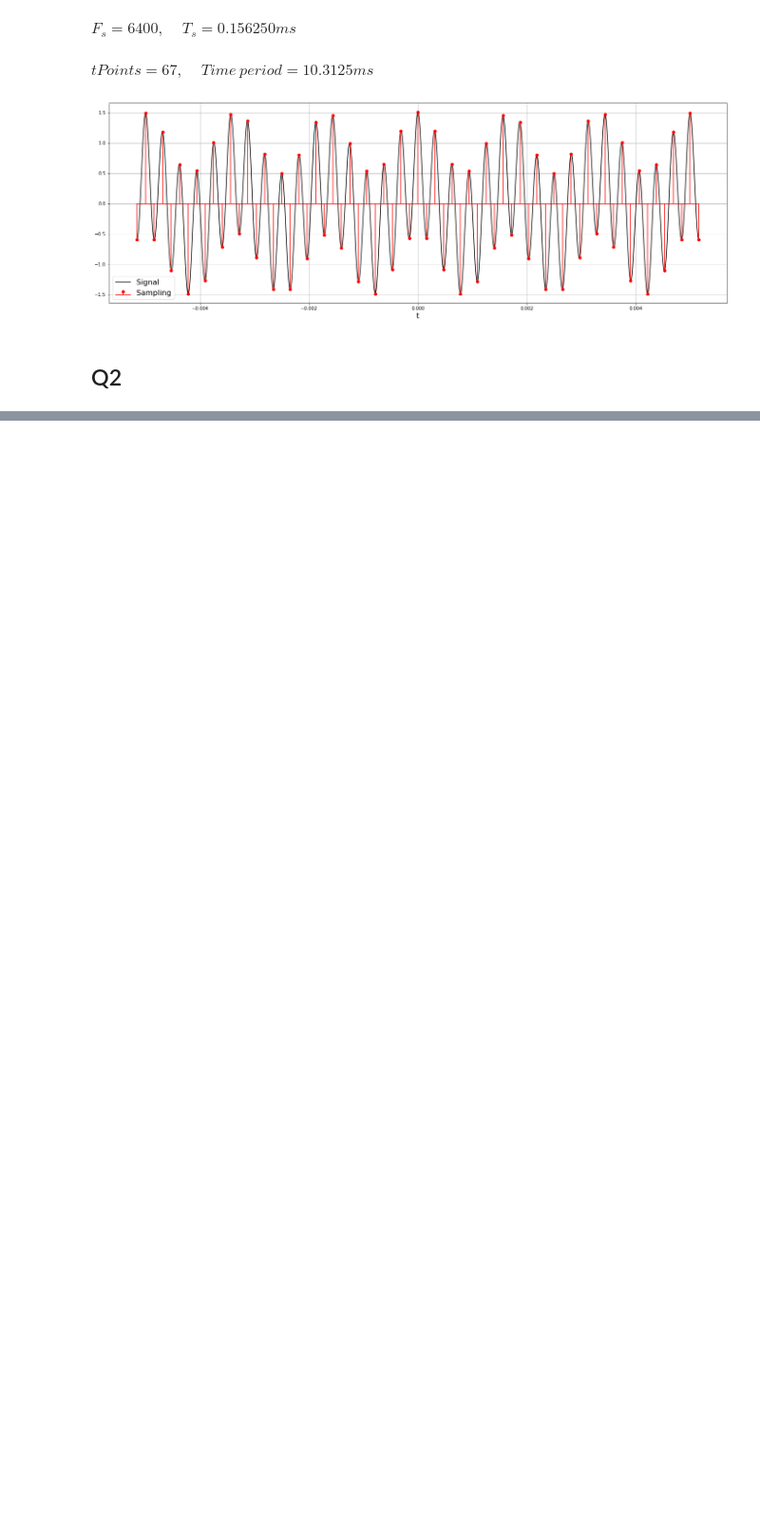
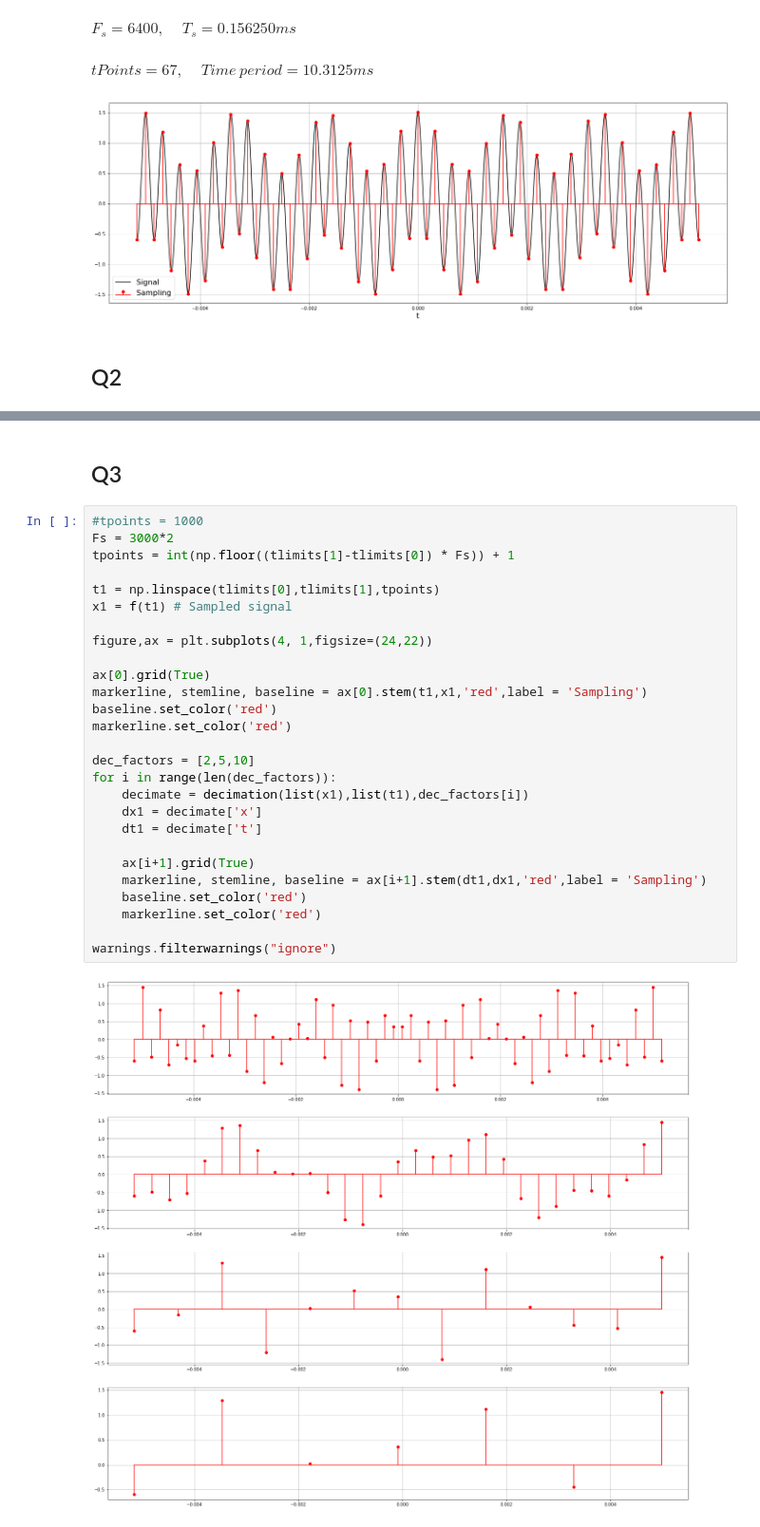
Before and after one commit to CaioRodrigues200/Signal_Processing, a Jupyter notebook: Av1PDS.ipynb, the cells around one changed output, grey strips where cells are left out. Shown: that part at 95% size. Saved outputs shown, nothing was run; the diff lists cells and outputs as text; blank space fills up the shorter version.

```diff
--- a/Av1PDS.ipynb
+++ b/Av1PDS.ipynb
@@ -85,0 +154,31 @@ ax[2].plot(t3,x3)
+# %% [markdown]
+## Q3
+# %%
+#tpoints = 1000
+Fs = 3000*2
+tpoints = int(np.floor((tlimits[1]-tlimits[0]) * Fs)) + 1
+
+t1 = np.linspace(tlimits[0],tlimits[1],tpoints)
+x1 = f(t1) # Sampled signal
+
+figure,ax = plt.subplots(4, 1,figsize=(24,22))
+
+ax[0].grid(True)
+markerline, stemline, baseline = ax[0].stem(t1,x1,'red',label = 'Sampling')
+baseline.set_color('red')
+markerline.set_color('red')
+
+dec_factors = [2,5,10]
+for i in range(len(dec_factors)):
+    decimate = decimation(list(x1),list(t1),dec_factors[i])
+    dx1 = decimate['x']
+    dt1 = decimate['t']
+
+    ax[i+1].grid(True)
+    markerline, stemline, baseline = ax[i+1].stem(dt1,dx1,'red',label = 'Sampling')
+    baseline.set_color('red')
+    markerline.set_color('red')
+
+warnings.filterwarnings("ignore")
+# %% [output]
+[figure, added]
```
Also changed, not shown: parts of 8 cells of this notebook.
